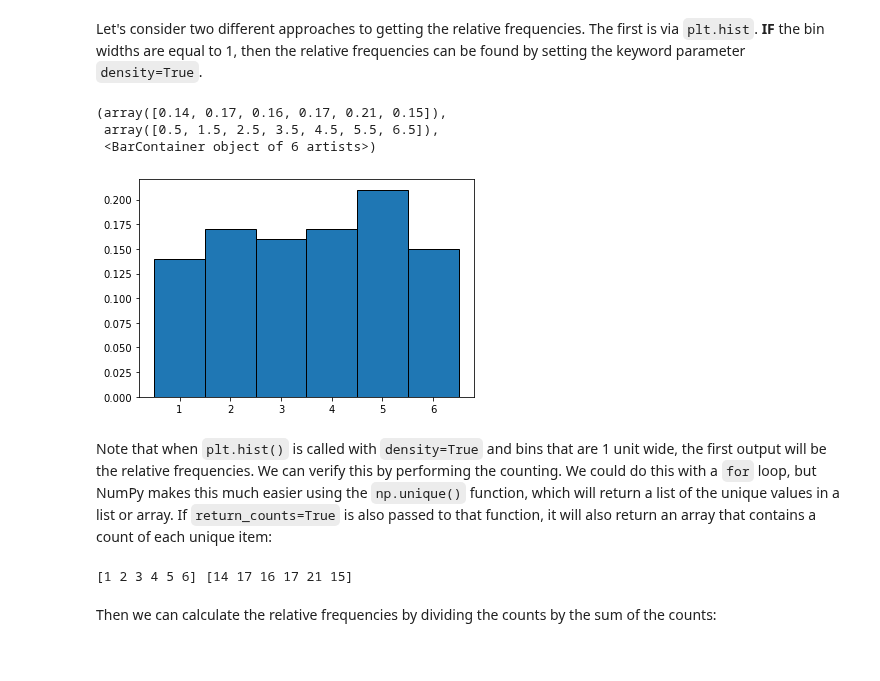
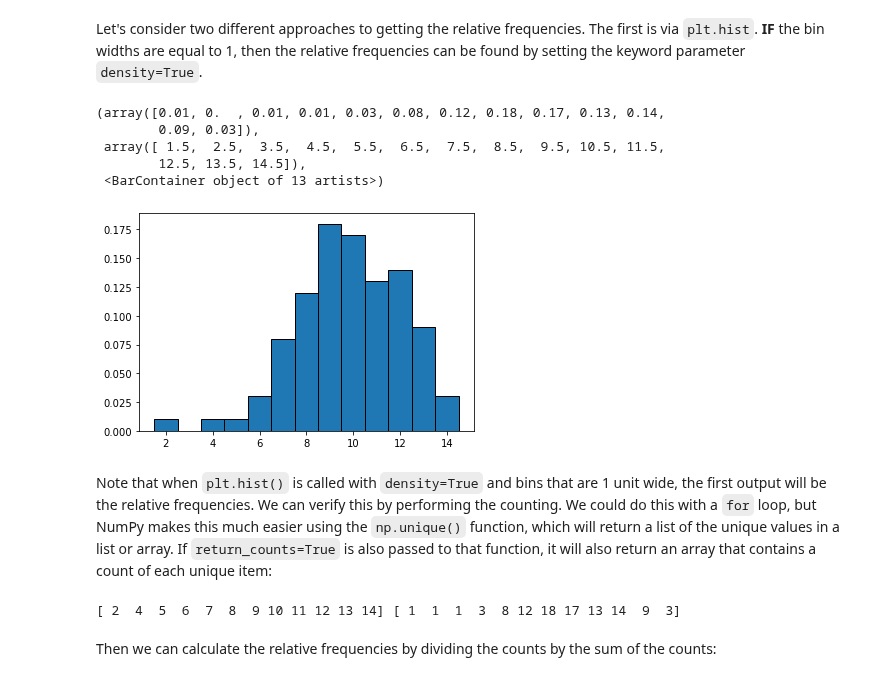
Before and after one commit to tangchen/Foundations-of-Data-Science-with-Python, a Jupyter notebook: _sources/02/first-stats-sims.ipynb, the cells around one changed output. Saved outputs shown, nothing was run; the diff lists cells and outputs as text; code cells hidden in the pictures.

```diff
--- a/_sources/02/first-stats-sims.ipynb
+++ b/_sources/02/first-stats-sims.ipynb
@@ -235,19 +237,21 @@ relative frequency
 # %% [markdown]
 Let's consider two different approaches to getting the relative frequencies. The first is via `plt.hist`. **IF** the bin widths are equal to 1, then the relative frequencies can be found by setting the keyword parameter `density=True`.
 # %%
-plt.hist(rolls, bins=edges, edgecolor='black', density=True)
+plt.hist(results, bins=edges, edgecolor='black', density=True)
 # %% [output]
-(array([0.14, 0.17, 0.16, 0.17, 0.21, 0.15]),
- array([0.5, 1.5, 2.5, 3.5, 4.5, 5.5, 6.5]),
- <BarContainer object of 6 artists>)
+(array([0.01, 0.  , 0.01, 0.01, 0.03, 0.08, 0.12, 0.18, 0.17, 0.13, 0.14,
+        0.09, 0.03]),
+ array([ 1.5,  2.5,  3.5,  4.5,  5.5,  6.5,  7.5,  8.5,  9.5, 10.5, 11.5,
+        12.5, 13.5, 14.5]),
+ <BarContainer object of 13 artists>)
-[figure, old version]
+[figure, new version]
 # %% [markdown]
 Note that when `plt.hist()` is called with `density=True` and bins that are 1 unit wide, the first output will be the relative frequencies. We can verify this by performing the counting. We could do this with a `for` loop, but NumPy makes this much easier using the `np.unique()` function, which will return a list of the unique values in a list or array. If `return_counts=True` is also passed to that function, it will also return an array that contains a count of each unique item:
 # %%
-vals, counts = np.unique(rolls, return_counts=True)
+vals, counts = np.unique(results, return_counts=True)
 print(vals, counts)
 # %% [output]
-[1 2 3 4 5 6] [14 17 16 17 21 15]
+[ 2  4  5  6  7  8  9 10 11 12 13 14] [ 1  1  1  3  8 12 18 17 13 14  9  3]
 # %% [markdown]
 Then we can calculate the relative frequencies by dividing the counts by the
 sum of the counts:
```
Also changed, not shown: parts of 8 cells of this notebook, 8 other files.
